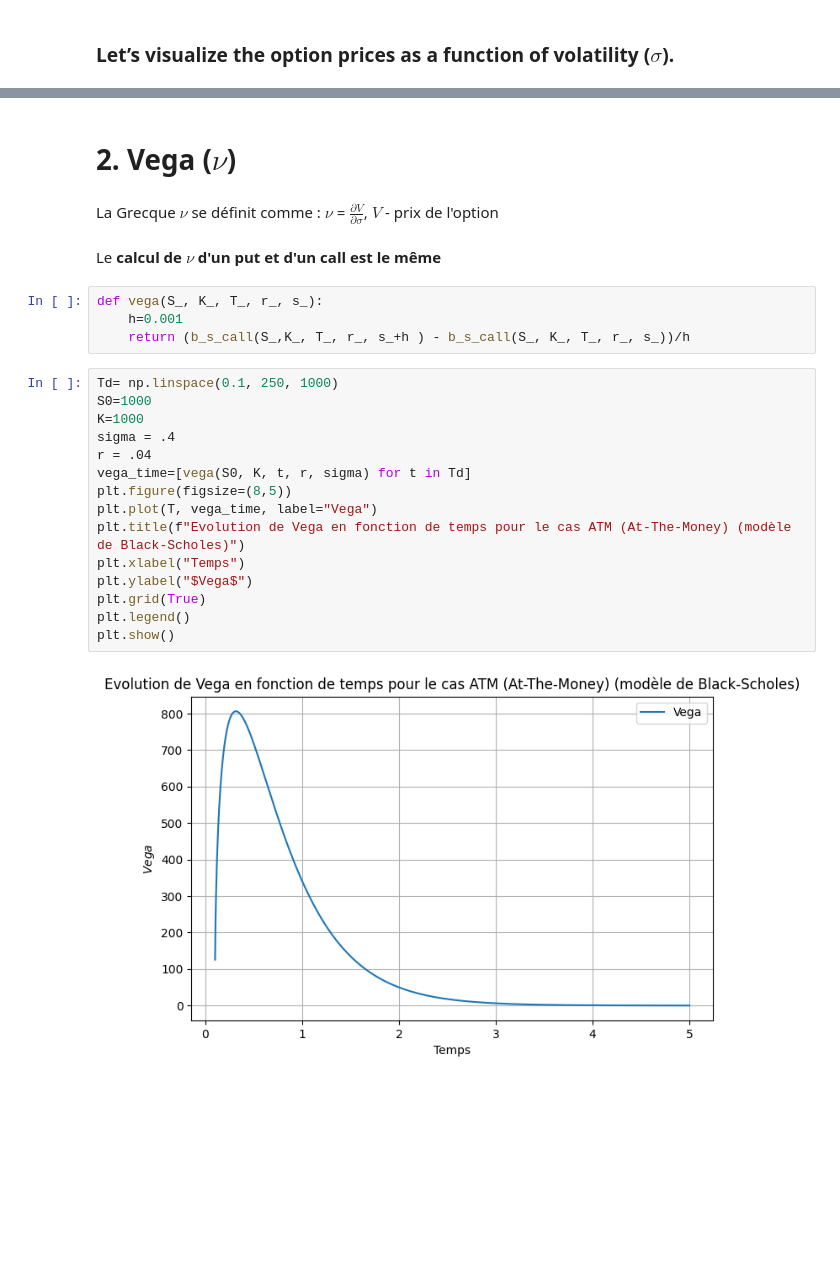
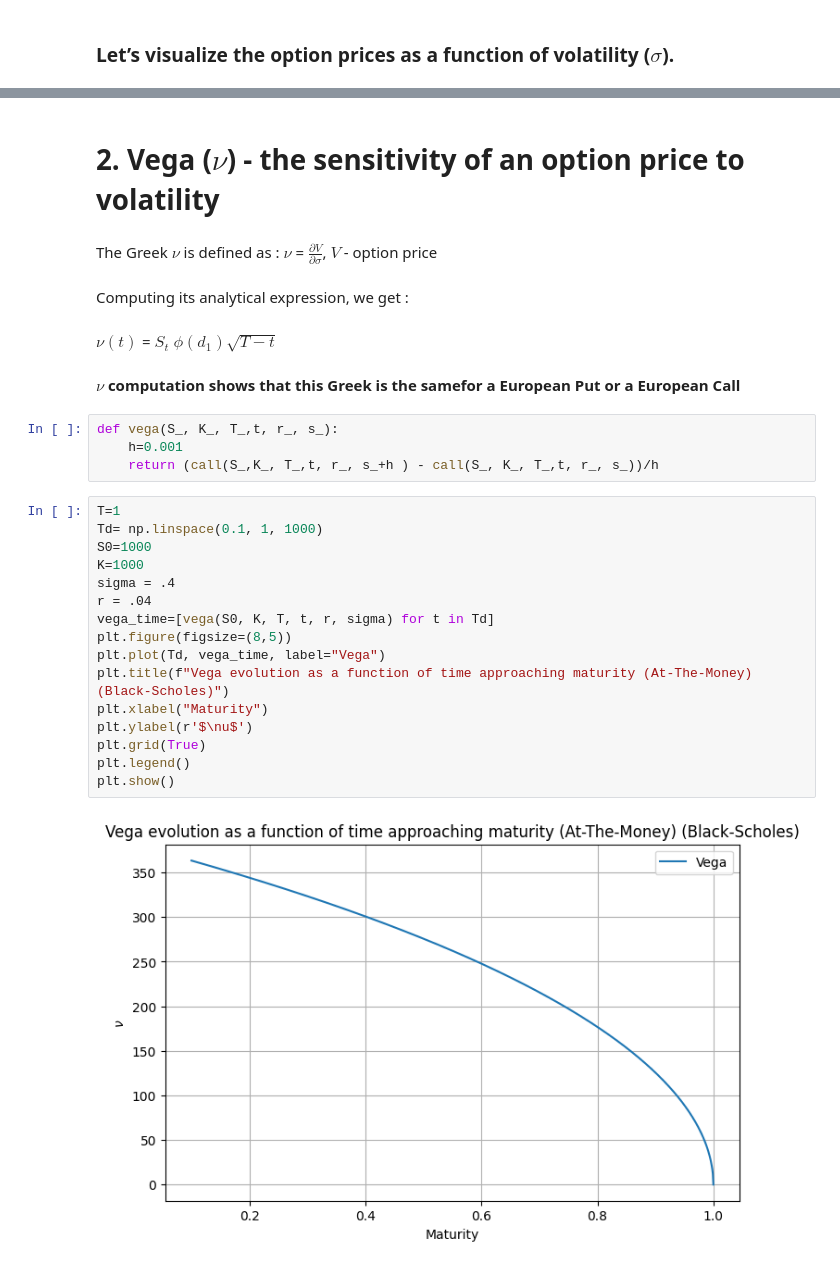
Before and after one commit to zmeikingleb/Financial_Models, a Jupyter notebook: Black Scholes.ipynb, the cells around one changed output, grey strips where cells are left out. Cells and saved outputs as stored; diff of their text form; blank space fills up the shorter version.

Commit message:
Added Greeks calculations

```diff
--- a/Black Scholes.ipynb
+++ b/Black Scholes.ipynb
@@ -302,28 +405,33 @@ Nous constatons que **$\Delta_{Put}$ augmente avec le temps de maturité, mais r
 # %% [markdown]
-# 2. Vega ($\nu$)
+# 2. Vega ($\nu$) -  the sensitivity of an option price to volatility
 # %% [markdown]
-La Grecque $\nu$ se définit comme : $\nu$ = $\frac{\partial V}{\partial \sigma}$, $V$ - prix de l'option
+The Greek $\nu$ is defined as : $\nu$ = $\frac{\partial V}{\partial \sigma}$, $V$ - option price
+# %% [markdown]
+Computing its analytical expression, we get :
+# %% [markdown]
+$\nu(t)$ = $S_t$ $\phi(d_1)\sqrt{T-t}$
 # %% [markdown]
-Le **calcul de $\nu$ d'un put et d'un call est le même**
+**$\nu$ computation shows that this Greek is the samefor a European Put or a European Call**
 # %%
-def vega(S_, K_, T_, r_, s_):
+def vega(S_, K_, T_,t, r_, s_):
     h=0.001
-    return (b_s_call(S_,K_, T_, r_, s_+h ) - b_s_call(S_, K_, T_, r_, s_))/h
+    return (call(S_,K_, T_,t, r_, s_+h ) - call(S_, K_, T_,t, r_, s_))/h
 # %%
-Td= np.linspace(0.1, 250, 1000)
+T=1
+Td= np.linspace(0.1, 1, 1000)
 S0=1000
 K=1000
 sigma = .4
 r = .04
-vega_time=[vega(S0, K, t, r, sigma) for t in Td]
+vega_time=[vega(S0, K, T, t, r, sigma) for t in Td]
 plt.figure(figsize=(8,5))
-plt.plot(T, vega_time, label="Vega")
-plt.title(f"Evolution de Vega en fonction de temps pour le cas ATM (At-The-Money) (modèle de Black-Scholes)")
-plt.xlabel("Temps")
-plt.ylabel("$Vega$")
+plt.plot(Td, vega_time, label="Vega")
+plt.title(f"Vega evolution as a function of time approaching maturity (At-The-Money) (Black-Scholes)")
+plt.xlabel("Maturity")
+plt.ylabel(r'$\nu$')
 plt.grid(True)
 plt.legend()
 plt.show()
 # %% [output]
-[figure, old version]
+[figure, new version]
 # %% [markdown]
```
Also changed, not shown: parts of 54 cells of this notebook.
